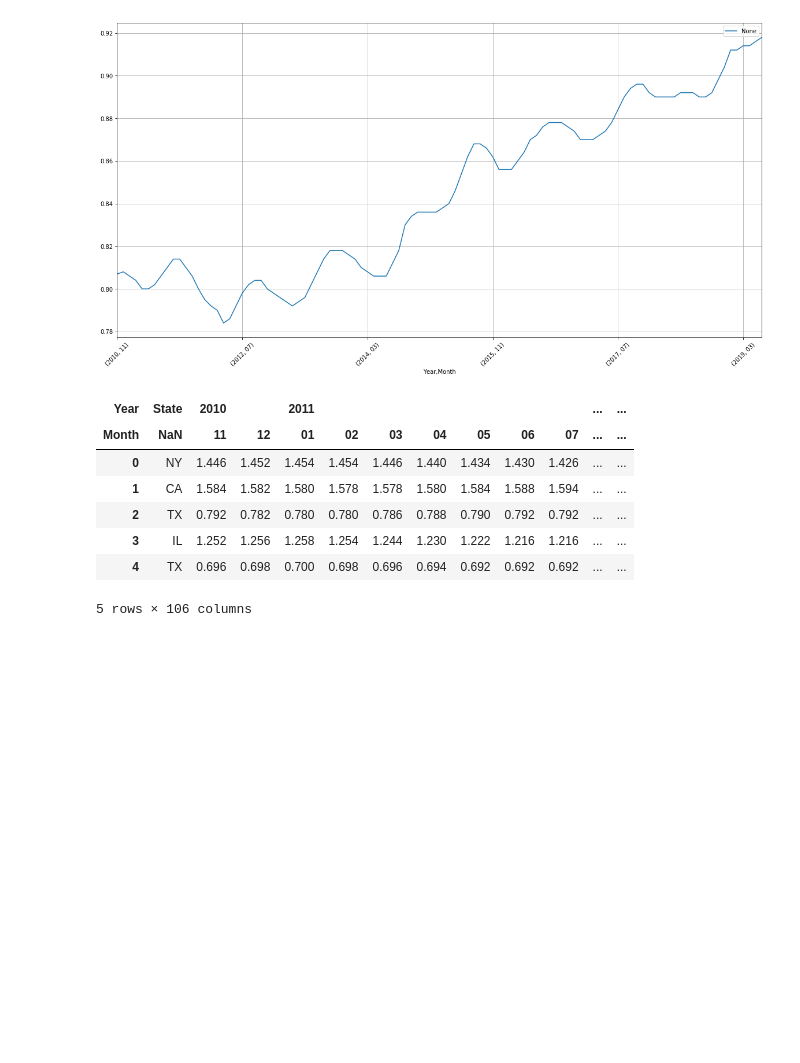
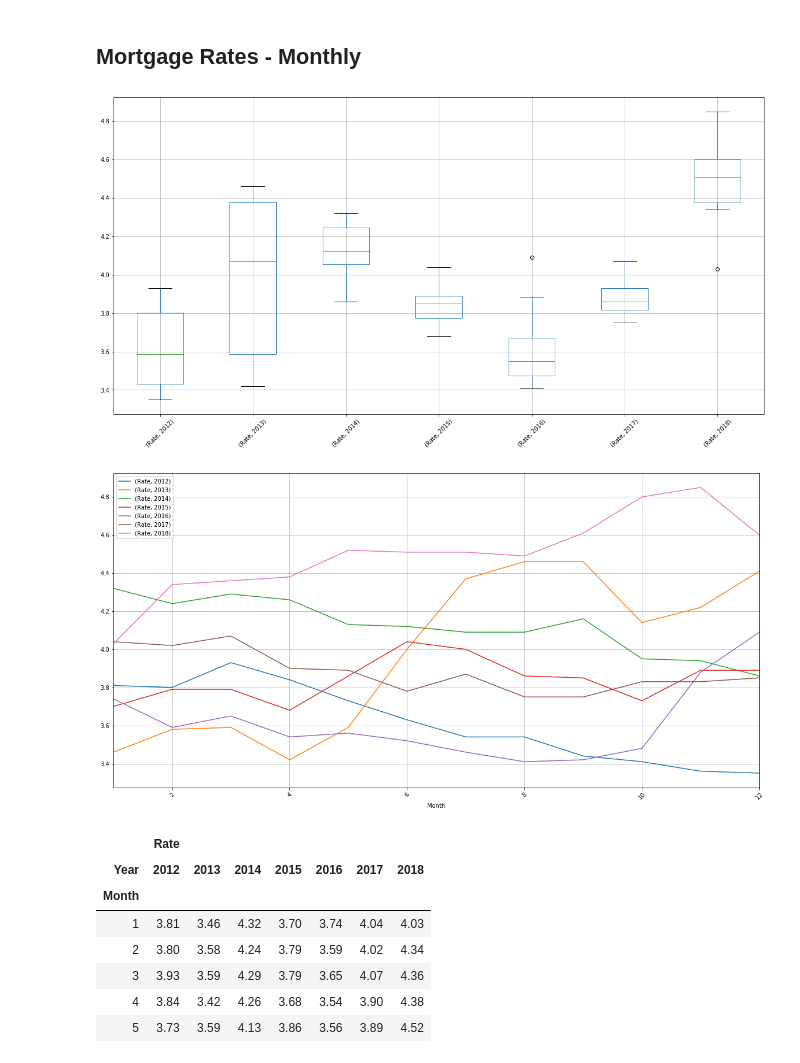
Before and after one commit to JosueGar/team_project_1, a Jupyter notebook: Randall_scratchpad.ipynb, the cells around one changed output. Cells and saved outputs as stored; diff of their text form; code cells hidden in the pictures; blank space fills up the shorter version.

```diff
--- a/Randall_scratchpad.ipynb
+++ b/Randall_scratchpad.ipynb
@@ -357,15 +5,0 @@ rental_index_all_sqft.columns = pd.MultiIndex.from_tuples([tuple(c.split('-'))fo
-# %%
-rental_index_all_sqft.median().plot(rot=45, grid=True, figsize=(20,10))
-plt.legend(loc='best')
-plt.show()
-rental_index_all_sqft.head()
-# %% [output]
-[figure, removed]
-| Year | State | 2010 |  | 2011 |  |  |  |  |  |  | ... | ... |
-| Month | NaN | 11 | 12 | 01 | 02 | 03 | 04 | 05 | 06 | 07 | ... | ... |
-| 0 | NY | 1.446 | 1.452 | 1.454 | 1.454 | 1.446 | 1.440 | 1.434 | 1.430 | 1.426 | ... | ... |
-| 1 | CA | 1.584 | 1.582 | 1.580 | 1.578 | 1.578 | 1.580 | 1.584 | 1.588 | 1.594 | ... | ... |
-| 2 | TX | 0.792 | 0.782 | 0.780 | 0.780 | 0.786 | 0.788 | 0.790 | 0.792 | 0.792 | ... | ... |
-| 3 | IL | 1.252 | 1.256 | 1.258 | 1.254 | 1.244 | 1.230 | 1.222 | 1.216 | 1.216 | ... | ... |
-| 4 | TX | 0.696 | 0.698 | 0.700 | 0.698 | 0.696 | 0.694 | 0.692 | 0.692 | 0.692 | ... | ... |
-5 rows × 106 columns
@@ -371,0 +38,33 @@ rental_index_all_sqft.head()
+# %% [markdown]
+## Mortgage Rates - Monthly
+# %%
+mortgage_rates_monthly = mortgage_rates_src.copy()
+mortgage_rates_monthly = mortgage_rates_monthly.drop(columns='TimePeriod')
+mortgage_rates_monthly = mortgage_rates_monthly.rename(columns={'MortgageRateConventionalFixed':'Rate'})
+mortgage_rates_monthly['Date'] = pd.to_datetime(mortgage_rates_monthly['Date'], format='%Y-%m-%d')
+mortgage_rates_monthly['Year'] = pd.DatetimeIndex(mortgage_rates_monthly['Date']).year
+mortgage_rates_monthly['Month'] = pd.DatetimeIndex(mortgage_rates_monthly['Date']).month
+mortgage_rates_monthly = mortgage_rates_monthly.drop(columns='Date')
+mortgage_rates_monthly = mortgage_rates_monthly[['Year','Month','Rate']]
+mortgage_rates_monthly = mortgage_rates_monthly.groupby(['Year','Month']).median()
+mortgage_rates_monthly = mortgage_rates_monthly.unstack(level=0).dropna(how='any',axis=1)
+#Let's thorw up a quick plot to see change over time by Size / period
+mortgage_rates_monthly.plot.box(rot=45, grid=True, figsize=(20,10))
+
+mortgage_rates_monthly.plot(rot=45, grid=True, figsize=(20,10))
+plt.legend(loc='best')
+plt.show()
+
+plt.show()
+mortgage_rates_monthly.head()
+# %% [output]
+[figure, added]
+[figure, added]
+|  | Rate |  |  |  |  |  |  |
+| Year | 2012 | 2013 | 2014 | 2015 | 2016 | 2017 | 2018 |
+| Month |  |  |  |  |  |  |  |
+| 1 | 3.81 | 3.46 | 4.32 | 3.70 | 3.74 | 4.04 | 4.03 |
+| 2 | 3.80 | 3.58 | 4.24 | 3.79 | 3.59 | 4.02 | 4.34 |
+| 3 | 3.93 | 3.59 | 4.29 | 3.79 | 3.65 | 4.07 | 4.36 |
+| 4 | 3.84 | 3.42 | 4.26 | 3.68 | 3.54 | 3.90 | 4.38 |
+| 5 | 3.73 | 3.59 | 4.13 | 3.86 | 3.56 | 3.89 | 4.52 |
```
Also changed, not shown: parts of 34 cells of this notebook.
